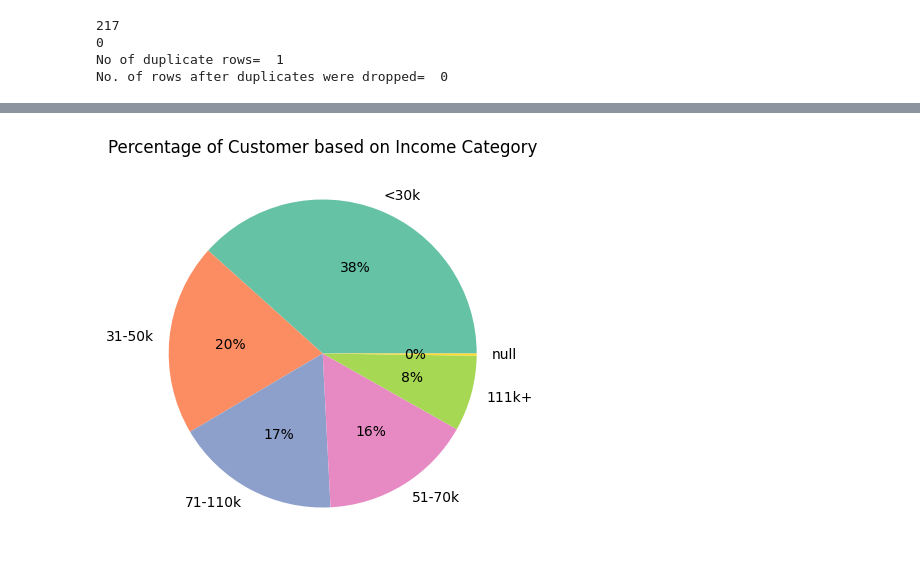
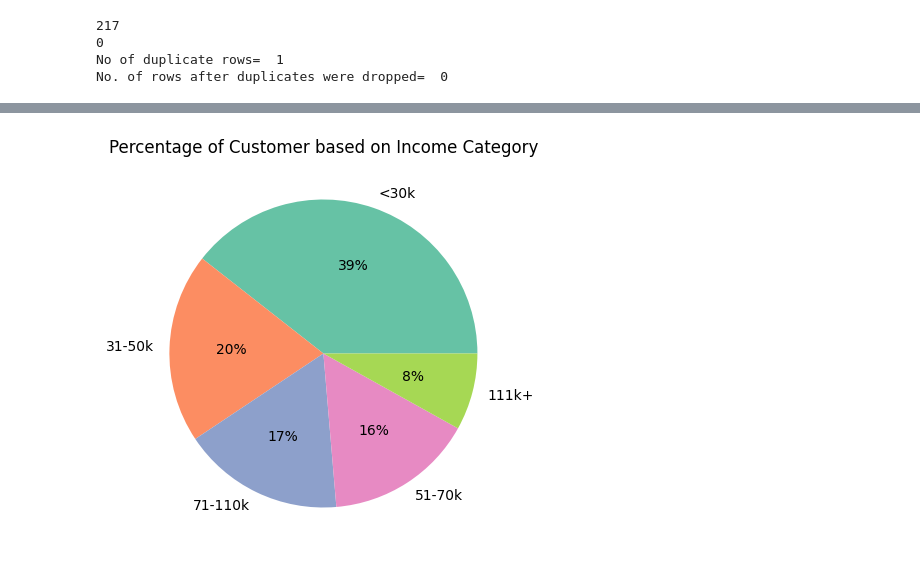
Before and after one commit to uplearni/CreditLimitReccomender, a Jupyter notebook: CreditLimitProject.ipynb, the cells around one changed output, grey strips where cells are left out. Saved outputs shown, nothing was run; the diff lists cells and outputs as text; code cells hidden in the pictures.

```diff
--- a/CreditLimitProject.ipynb
+++ b/CreditLimitProject.ipynb
@@ -168,16 +169,16 @@ plt.show()
 # %%
 # 5. Income Category
 Credit_Data2["Income_Category"].value_counts()
 plt.figure(figsize=(12,5))
 Income_data=Credit_Data2["Income_Category"].value_counts(normalize=True)
 #print(Income_data)
-Income_lables=["<30k","31-50k","71-110k","51-70k","111k+","null"]
+Income_lables=["<30k","31-50k","71-110k","51-70k","111k+"]
 plt.pie(Income_data,labels=Income_lables,autopct='%.0f%%',colors=sns.color_palette("Set2"))
 plt.title("Percentage of Customer based on Income Category")
 plt.show()
 # Most People earn less than 30k
 # %% [output]
-[figure, old version]
+[figure, new version]
 # %%
 # 6. Customers per Age
 print(Credit_Data2["Customer_Age"].describe())
```
Also changed, not shown: parts of 14 cells of this notebook.
